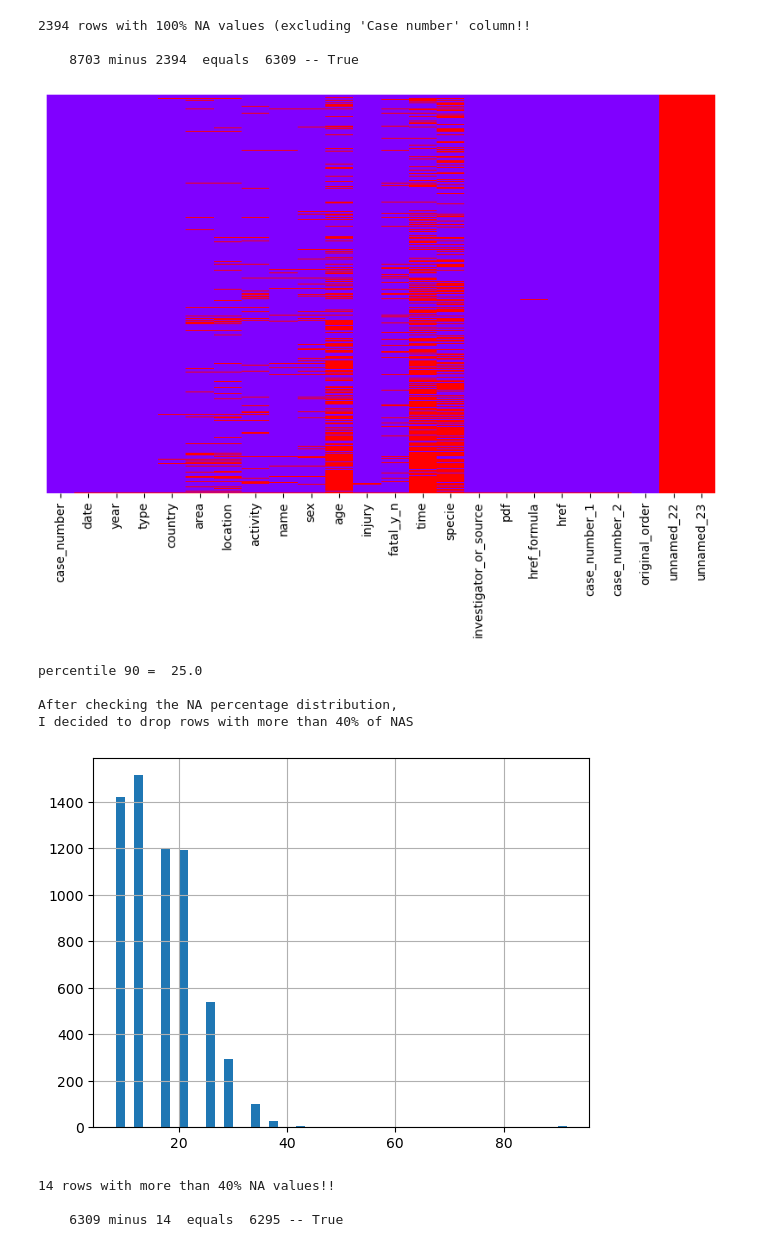
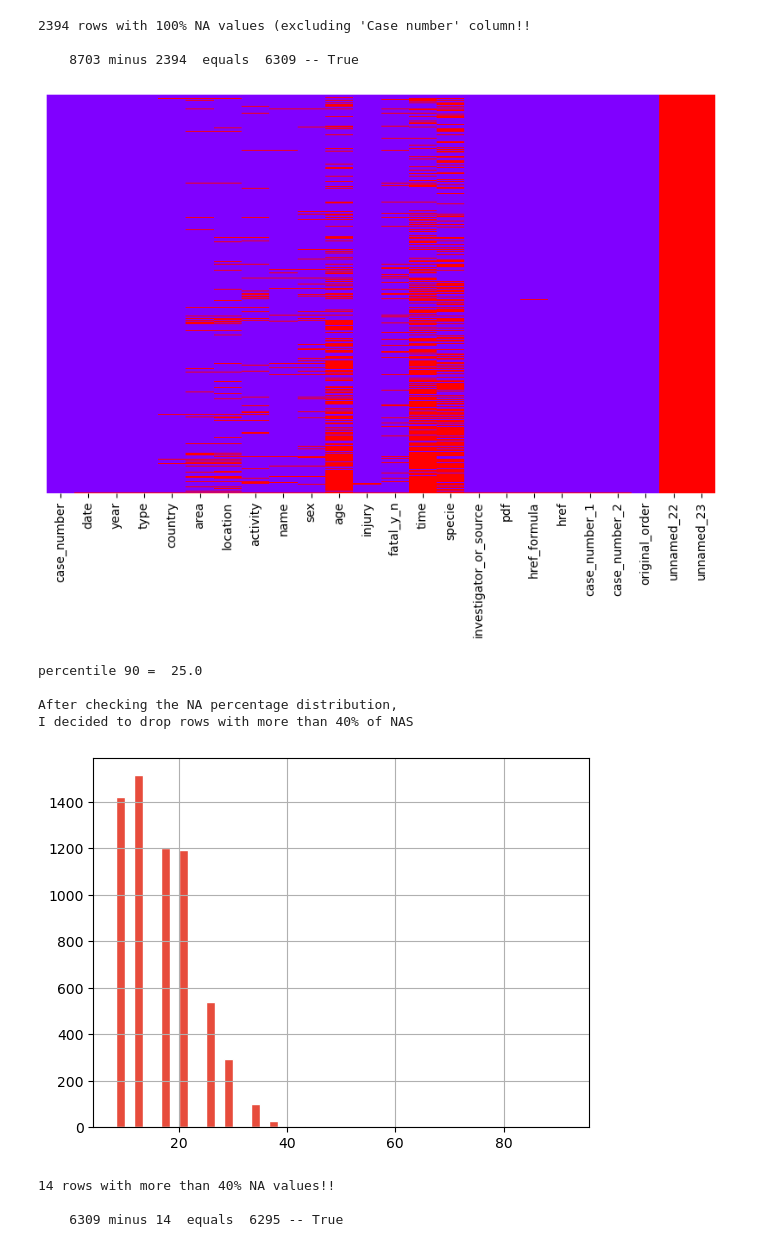
Before and after one commit to maluque/Data_Sharkleaner, a Jupyter notebook: scr/mlg_cleaning.ipynb, the cells around one changed output. Saved outputs shown, nothing was run; the diff lists cells and outputs as text; code cells hidden in the pictures.

```diff
--- a/scr/mlg_cleaning.ipynb
+++ b/scr/mlg_cleaning.ipynb
@@ -198,22 +198,22 @@ print(f'''
 # %%
 mlg.na_heatmap(sharks2)
 
-mlg.na_absperc(sharks2.T)["perc_NA"].hist(bins=50);
+mlg.na_absperc(sharks2.T)["perc_NA"].hist(bins=50, color='#e74c3c', edgecolor='white');
 
 mlg.na_absperc(sharks2.T)["perc_NA"].describe()
 
 print("percentile 90 = ", mlg.na_absperc(sharks2.T)["perc_NA"].quantile(0.9))
 
 print('''
 After checking the NA percentage distribution,
 I decided to drop rows with more than 40% of NAS''')
 # %% [output]
 [figure]
 percentile 90 =  25.0
 
 After checking the NA percentage distribution,
 I decided to drop rows with more than 40% of NAS
-[figure, old version]
+[figure, new version]
 # %%
 sharks3 = sharks2.copy()
 
```
Also changed, not shown: parts of 36 cells of this notebook, 3 other files.
